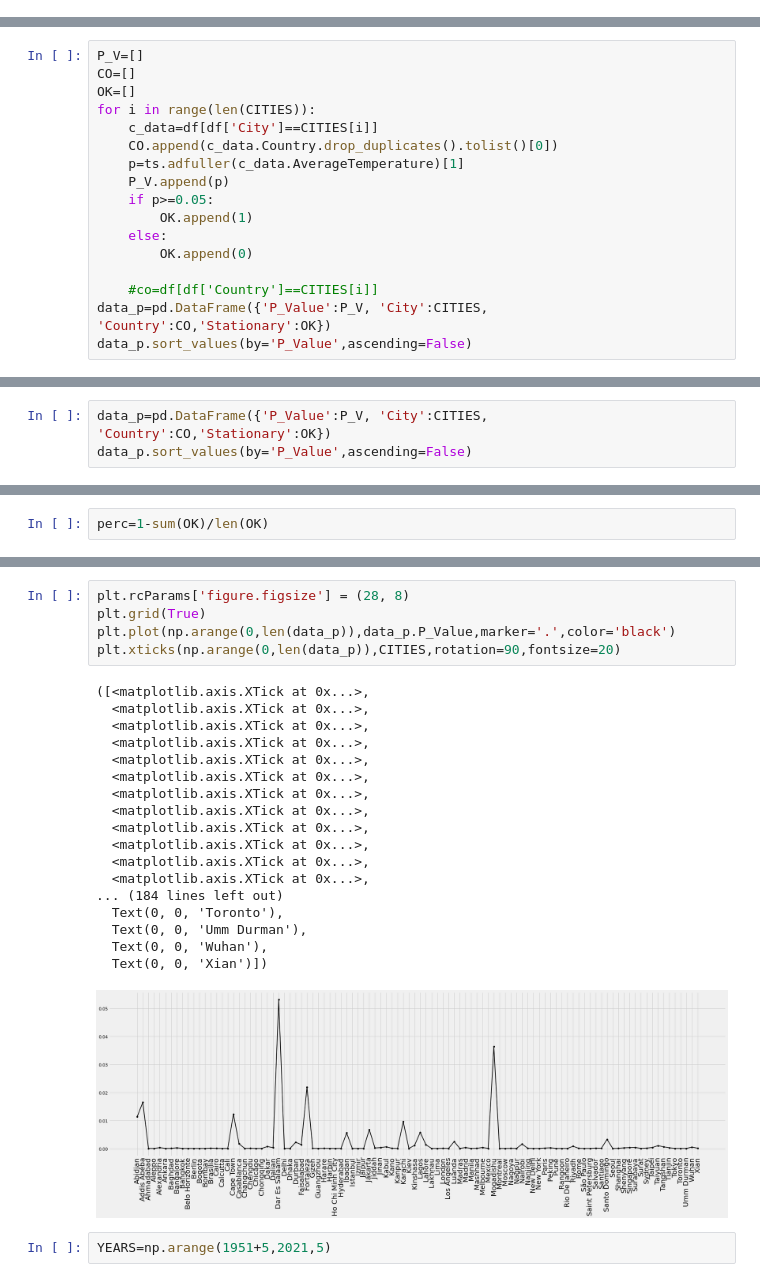
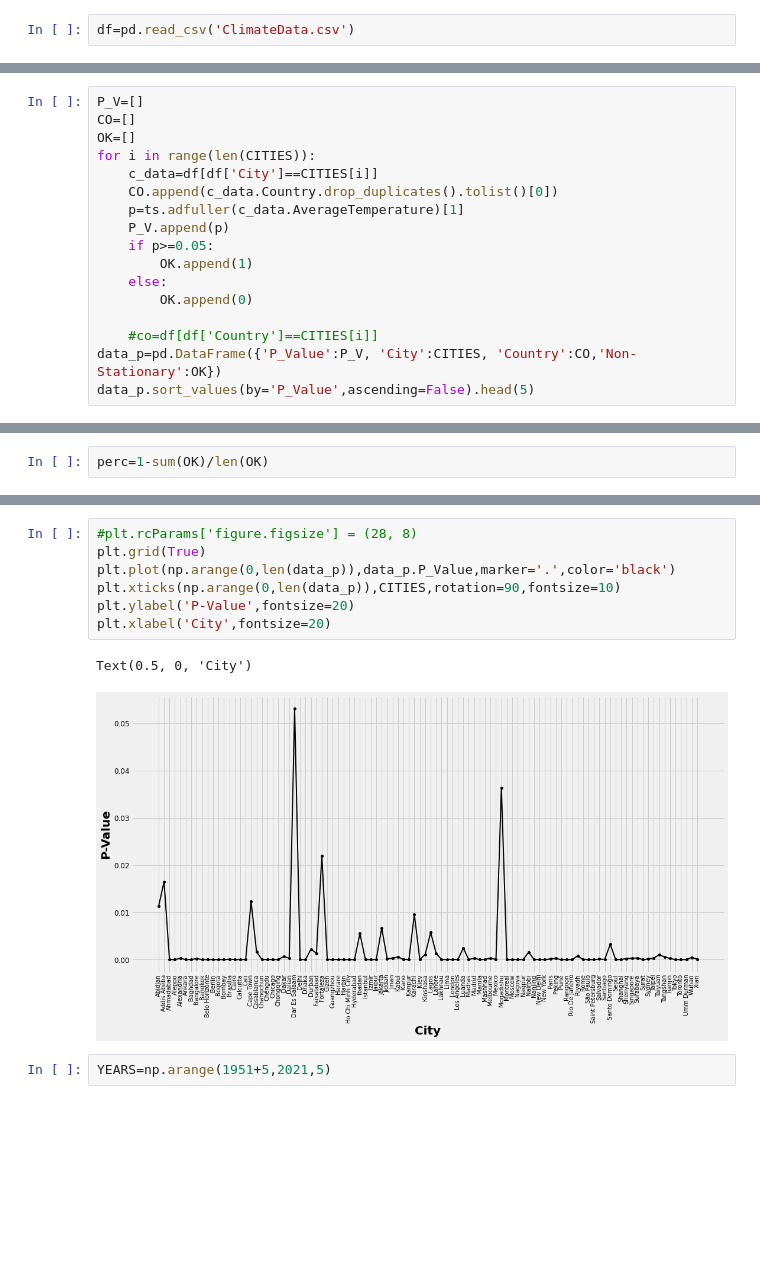
Before and after one commit to PieroPaialungaAI/ClimateChange, a Jupyter notebook: Stationarity.ipynb, the cells around one changed output, grey strips where cells are left out. Saved outputs shown, nothing was run; the diff lists cells and outputs as text; blank space fills up the shorter version.

```diff
--- a/Stationarity.ipynb
+++ b/Stationarity.ipynb
@@ -64,3 +62,5 @@ df=
+# %%
+df=pd.read_csv('ClimateData.csv')
 # %% [markdown]
 # Correlations
 # %%
@@ -102,5 +103,5 @@ for i in range(len(CITIES)):
         OK.append(0)
 
     #co=df[df['Country']==CITIES[i]]
-data_p=pd.DataFrame({'P_Value':P_V, 'City':CITIES, 'Country':CO,'Stationary':OK})
-data_p.sort_values(by='P_Value',ascending=False)
+data_p=pd.DataFrame({'P_Value':P_V, 'City':CITIES, 'Country':CO,'Non-Stationary':OK})
+data_p.sort_values(by='P_Value',ascending=False).head(5)
@@ -107,3 +114,0 @@ data_p.sort_values(by='P_Value',ascending=False)
-# %%
-data_p=pd.DataFrame({'P_Value':P_V, 'City':CITIES, 'Country':CO,'Stationary':OK})
-data_p.sort_values(by='P_Value',ascending=False)
@@ -130,27 +121,13 @@ The  99.0% of the dataset has failed the stationary test, alpha=5%
 # %%
-plt.rcParams['figure.figsize'] = (28, 8)
+#plt.rcParams['figure.figsize'] = (28, 8)
 plt.grid(True)
 plt.plot(np.arange(0,len(data_p)),data_p.P_Value,marker='.',color='black')
-plt.xticks(np.arange(0,len(data_p)),CITIES,rotation=90,fontsize=20)
+plt.xticks(np.arange(0,len(data_p)),CITIES,rotation=90,fontsize=10)
+plt.ylabel('P-Value',fontsize=20)
+plt.xlabel('City',fontsize=20)
 # %% [output]
-([<matplotlib.axis.XTick at 0x...>,
-  <matplotlib.axis.XTick at 0x...>,
-  <matplotlib.axis.XTick at 0x...>,
-  <matplotlib.axis.XTick at 0x...>,
-  <matplotlib.axis.XTick at 0x...>,
-  <matplotlib.axis.XTick at 0x...>,
-  <matplotlib.axis.XTick at 0x...>,
-  <matplotlib.axis.XTick at 0x...>,
-  <matplotlib.axis.XTick at 0x...>,
-  <matplotlib.axis.XTick at 0x...>,
-  <matplotlib.axis.XTick at 0x...>,
-  <matplotlib.axis.XTick at 0x...>,
-... (184 lines left out)
-  Text(0, 0, 'Toronto'),
-  Text(0, 0, 'Umm Durman'),
-  Text(0, 0, 'Wuhan'),
-  Text(0, 0, 'Xian')])
+Text(0.5, 0, 'City')
-[figure, old version]
+[figure, new version]
 # %%
 YEARS=np.arange(1951+5,2021,5)
 # %%
```
Also changed, not shown: parts of 37 cells of this notebook, 2 other files.
